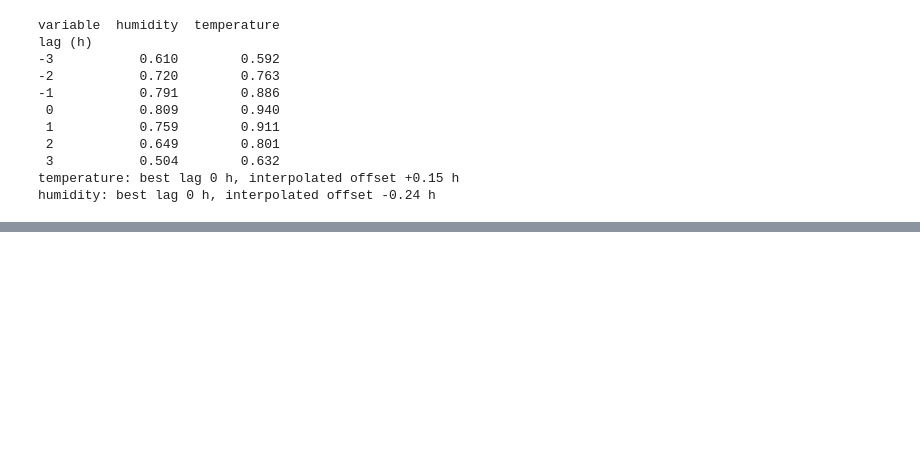
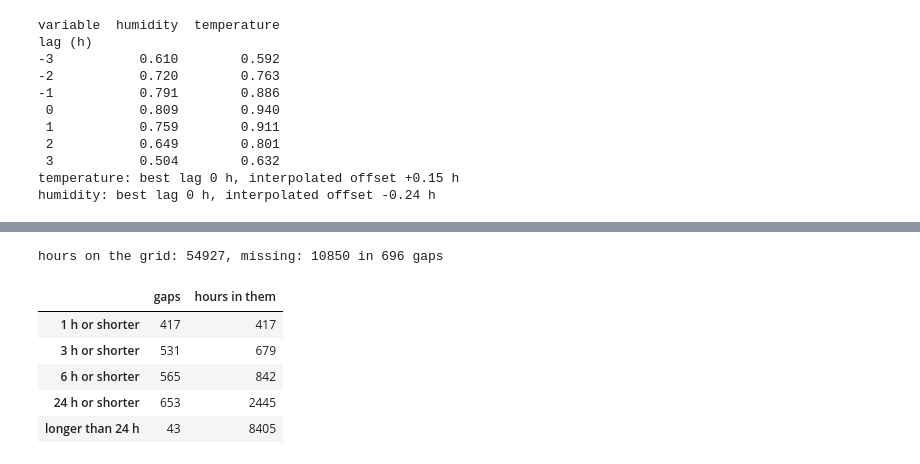
Before and after one commit to jushkinbekrashidovich/Aeron, a Jupyter notebook: notebooks/02_data_quality_assessment.ipynb, the cells around one changed output, grey strips where cells are left out. Saved outputs shown, nothing was run; the diff lists cells and outputs as text; code cells hidden in the pictures; blank space fills up the shorter version.

```diff
--- a/notebooks/02_data_quality_assessment.ipynb
+++ b/notebooks/02_data_quality_assessment.ipynb
@@ -488,0 +493,33 @@ humidity: best lag 0 h, interpolated offset -0.24 h
+# %%
+flagged_path = ROOT / "data" / "interim" / "openaq" / "us_embassy_pm25_flagged.csv"
+clean = pd.read_csv(flagged_path, parse_dates=["datetime_utc"]).set_index(
+    "datetime_utc"
+)["value_clean"]
+is_missing = clean.isna().astype(int)
+runs = is_missing.groupby((is_missing.diff() != 0).cumsum()).agg(["first", "size"])
+gap_len = runs[runs["first"] == 1]["size"]
+print(
+    f"hours on the grid: {len(clean)}, missing: {int(gap_len.sum())} in {len(gap_len)} gaps"
+)
+pd.DataFrame(
+    {
+        "gaps": [(gap_len <= n).sum() for n in (1, 3, 6, 24)] + [(gap_len > 24).sum()],
+        "hours in them": [gap_len[gap_len <= n].sum() for n in (1, 3, 6, 24)]
+        + [gap_len[gap_len > 24].sum()],
+    },
+    index=[
+        "1 h or shorter",
+        "3 h or shorter",
+        "6 h or shorter",
+        "24 h or shorter",
+        "longer than 24 h",
+    ],
+)
+# %% [output]
+hours on the grid: 54927, missing: 10850 in 696 gaps
+|  | gaps | hours in them |
+| 1 h or shorter | 417 | 417 |
+| 3 h or shorter | 531 | 679 |
+| 6 h or shorter | 565 | 842 |
+| 24 h or shorter | 653 | 2445 |
+| longer than 24 h | 43 | 8405 |
```
Also changed, not shown: parts of 7 cells of this notebook, 6 other files.
